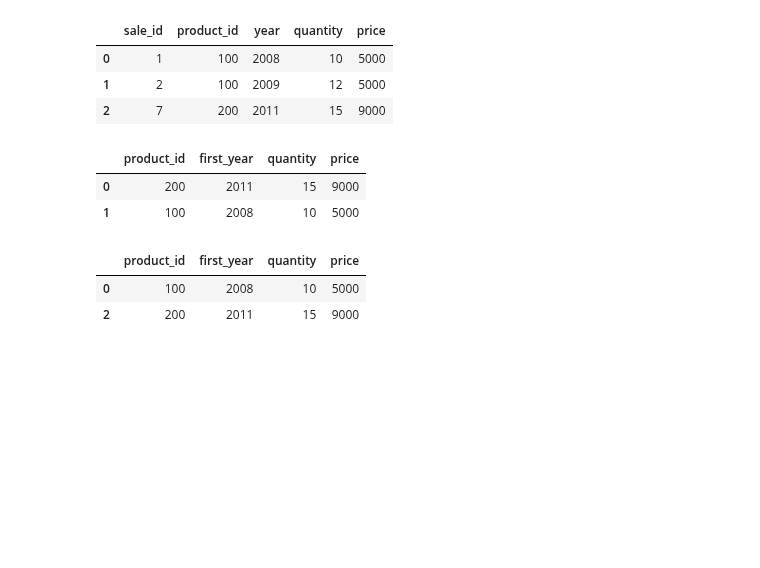
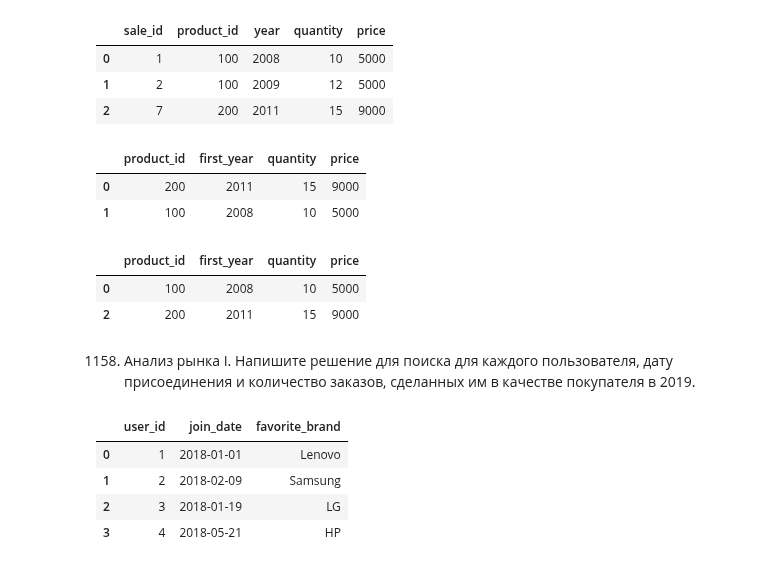
Before and after one commit to Praldmur/Tasks, a Jupyter notebook: LeetCode_Med.ipynb, the cells around one changed output. Drawn from its saved outputs; the diff is of its cells as text; code cells hidden in the pictures; blank space fills up the shorter version.

```diff
--- a/LeetCode_Med.ipynb
+++ b/LeetCode_Med.ipynb
@@ -694,3 +694,19 @@ sales[sales['rank_year'] == 1].rename(columns={'year': 'first_year'})[['product_
 |  | product_id | first_year | quantity | price |
 | 0 | 100 | 2008 | 10 | 5000 |
 | 2 | 200 | 2011 | 15 | 9000 |
+# %% [markdown]
+1158. Анализ рынка I. Напишите решение для поиска для каждого пользователя, дату присоединения и количество заказов, сделанных им в качестве покупателя в 2019.
+# %%
+data = [[1, '2018-01-01', 'Lenovo'], [2, '2018-02-09', 'Samsung'], [3, '2018-01-19', 'LG'], [4, '2018-05-21', 'HP']]
+users = pd.DataFrame(data, columns=['user_id', 'join_date', 'favorite_brand']).astype({'user_id':'Int64', 'join_date':'datetime64[ns]', 'favorite_brand':'object'})
+data = [[1, '2019-08-01', 4, 1, 2], [2, '2018-08-02', 2, 1, 3], [3, '2019-08-03', 3, 2, 3], [4, '2018-08-04', 1, 4, 2], [5, '2018-08-04', 1, 3, 4], [6, '2019-08-05', 2, 2, 4]]
+orders = pd.DataFrame(data, columns=['order_id', 'order_date', 'item_id', 'buyer_id', 'seller_id']).astype({'order_id':'Int64', 'order_date':'datetime64[ns]', 'item_id':'Int64', 'buyer_id':'Int64', 'seller_id':'Int64'})
+data = [[1, 'Samsung'], [2, 'Lenovo'], [3, 'LG'], [4, 'HP']]
+items = pd.DataFrame(data, columns=['item_id', 'item_brand']).astype({'item_id':'Int64', 'item_brand':'object'})
+users
+# %% [output]
+|  | user_id | join_date | favorite_brand |
+| 0 | 1 | 2018-01-01 | Lenovo |
+| 1 | 2 | 2018-02-09 | Samsung |
+| 2 | 3 | 2018-01-19 | LG |
+| 3 | 4 | 2018-05-21 | HP |
```
Also changed, not shown: parts of 5 cells of this notebook.
